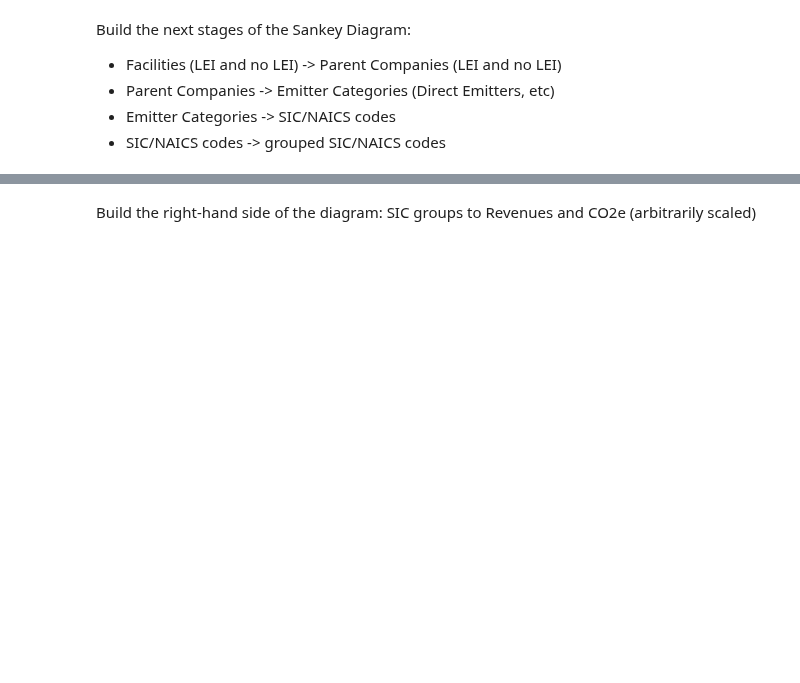
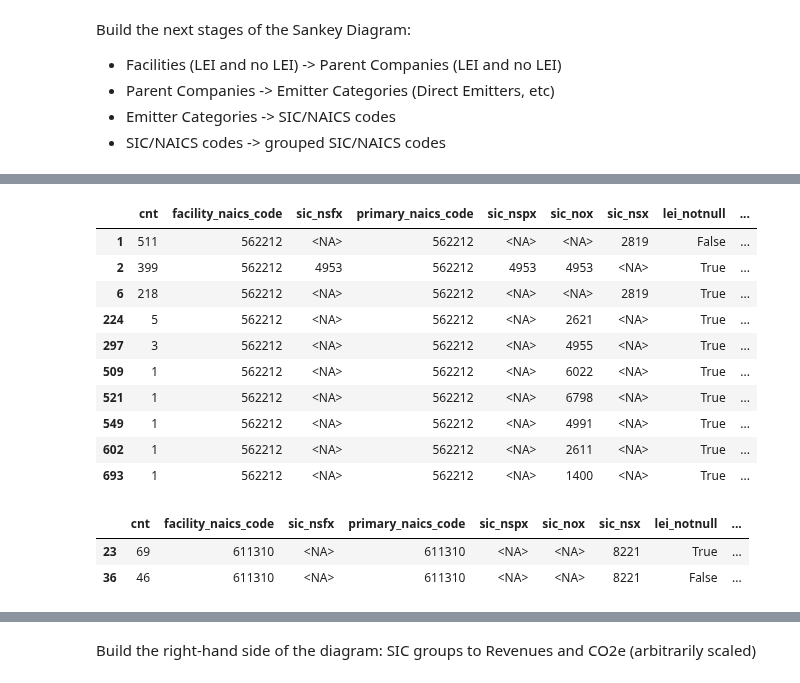
Before and after one commit to os-climate/data-platform-demo, a Jupyter notebook: notebooks/Sankey.ipynb, the cells around one changed output, grey strips where cells are left out. Drawn from its saved outputs; the diff is of its cells as text; code cells hidden in the pictures; blank space fills up the shorter version.

```diff
--- a/notebooks/Sankey.ipynb
+++ b/notebooks/Sankey.ipynb
@@ -322,0 +615,32 @@ order by count (*) desc
+# %%
+# Here's a handy dataframe for reaching across table_source to just the NAICS code
+# Alas, there's no rows to be fixed because they were dropped for not matching on table_source
+
+top_naics_sic_df = (naics_sic_lei_df
+                    .pipe(lambda df: df.loc[df.groupby(level=[0]).idxmax().iloc[:,0]])
+                    .droplevel(level=2)
+                    .reset_index(level='sic_inf')
+                    .drop(columns='cnt'))
+# display(top_naics_sic_df)
+# %%
+nolei_ix = naics_sic_df.loc[~naics_sic_df.lei_notnull & naics_sic_df.sic_inf.isna()].index
+naics_sic_df.loc[nolei_ix, 'sic_inf'] = naics_sic_df.loc[nolei_ix].apply(
+    lambda x: top_naics_sic_df.loc[x.facility_naics_code, 'sic_inf'] if x.facility_naics_code in top_naics_sic_df.index else x.sic_nsx,
+    axis=1)
+# %%
+# For 562212 we see that a non-SEC LEI takes the default crosswalk (2819) without regard to popularity.
+# But for the non-LEI entries, they pick 4953 as the most popular option (399 vs. 218), creating disparity.
+
+naics_sic_df[naics_sic_df.facility_naics_code=='562212']
+# %% [output]
+|  | cnt | facility_naics_code | sic_nsfx | primary_naics_code | sic_nspx | sic_nox | sic_nsx | lei_notnull | ... |
+| 1 | 511 | 562212 | <NA> | 562212 | <NA> | <NA> | 2819 | False | ... |
+| 2 | 399 | 562212 | 4953 | 562212 | 4953 | 4953 | <NA> | True | ... |
+| 6 | 218 | 562212 | <NA> | 562212 | <NA> | <NA> | 2819 | True | ... |
+| 224 | 5 | 562212 | <NA> | 562212 | <NA> | 2621 | <NA> | True | ... |
+| 297 | 3 | 562212 | <NA> | 562212 | <NA> | 4955 | <NA> | True | ... |
+| 509 | 1 | 562212 | <NA> | 562212 | <NA> | 6022 | <NA> | True | ... |
+| 521 | 1 | 562212 | <NA> | 562212 | <NA> | 6798 | <NA> | True | ... |
+| 549 | 1 | 562212 | <NA> | 562212 | <NA> | 4991 | <NA> | True | ... |
+| 602 | 1 | 562212 | <NA> | 562212 | <NA> | 2611 | <NA> | True | ... |
+| 693 | 1 | 562212 | <NA> | 562212 | <NA> | 1400 | <NA> | True | ... |
@@ -322,0 +653,8 @@ order by count (*) desc
+# %%
+# Colleges and Universities
+
+naics_sic_df[naics_sic_df.facility_naics_code=='611310']
+# %% [output]
+|  | cnt | facility_naics_code | sic_nsfx | primary_naics_code | sic_nspx | sic_nox | sic_nsx | lei_notnull | ... |
+| 23 | 69 | 611310 | <NA> | 611310 | <NA> | <NA> | 8221 | True | ... |
+| 36 | 46 | 611310 | <NA> | 611310 | <NA> | <NA> | 8221 | False | ... |
```
Also changed, not shown: parts of 50 cells of this notebook.
